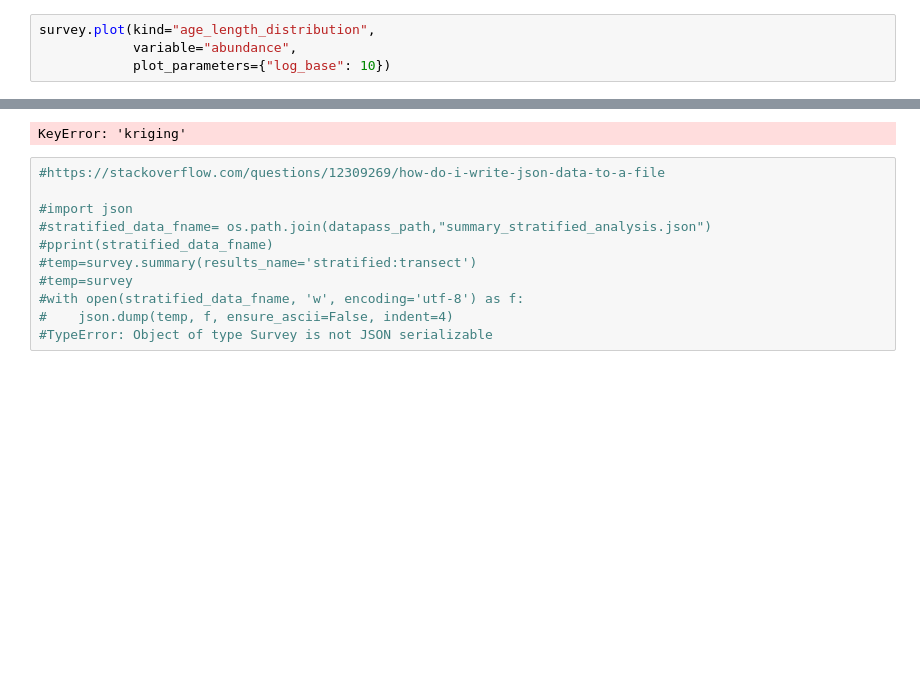
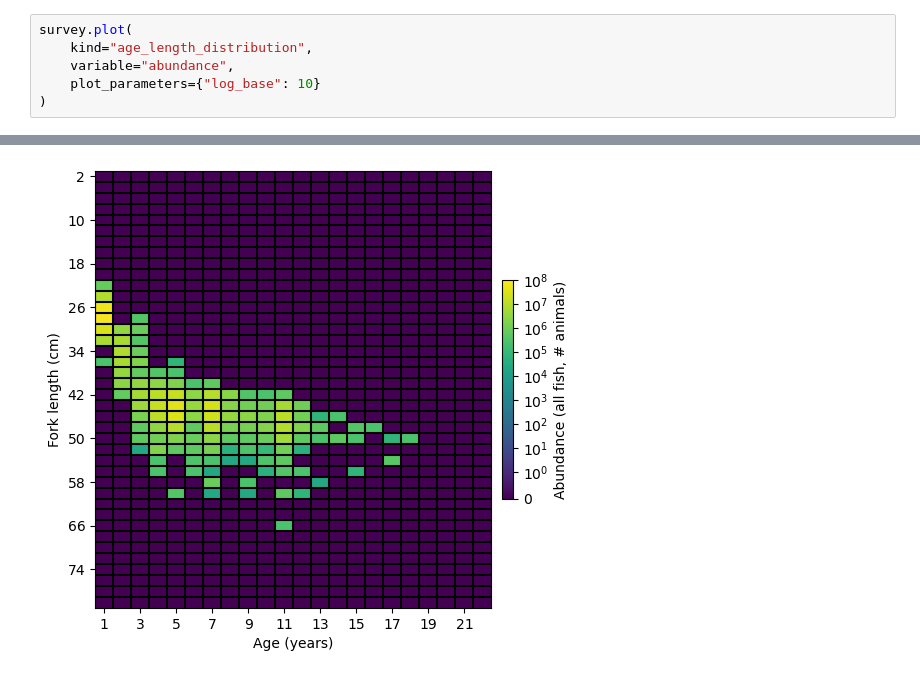
Before and after one commit to leewujung/echopop, a Jupyter notebook: 202502_echopop_test/echopop_workflow_2021.ipynb, the cells around one changed output, grey strips where cells are left out. Drawn from its saved outputs; the diff is of its cells as text; blank space fills up the shorter version.

```diff
--- a/202502_echopop_test/echopop_workflow_2021.ipynb
+++ b/202502_echopop_test/echopop_workflow_2021.ipynb
@@ -340,5 +192,7 @@ survey.plot(kind="mesh",
 # %%
-survey.plot(kind="age_length_distribution",
-            variable="abundance",
-            plot_parameters={"log_base": 10})
+survey.plot(
+    kind="age_length_distribution",
+    variable="abundance",
+    plot_parameters={"log_base": 10}
+)
 # %% [output]
@@ -349,12 +199 @@ survey.plot(kind="age_length_distribution",
-KeyError: 'kriging'
+[figure, added]
-# %%
-#https://stackoverflow.com/questions/12309269/how-do-i-write-json-data-to-a-file
-
-#import json
-#stratified_data_fname= os.path.join(datapass_path,"summary_stratified_analysis.json")
-#pprint(stratified_data_fname)
-#temp=survey.summary(results_name='stratified:transect')
-#temp=survey
-#with open(stratified_data_fname, 'w', encoding='utf-8') as f:
-#    json.dump(temp, f, ensure_ascii=False, indent=4)
-#TypeError: Object of type Survey is not JSON serializable
```
Also changed, not shown: parts of 33 cells of this notebook.
